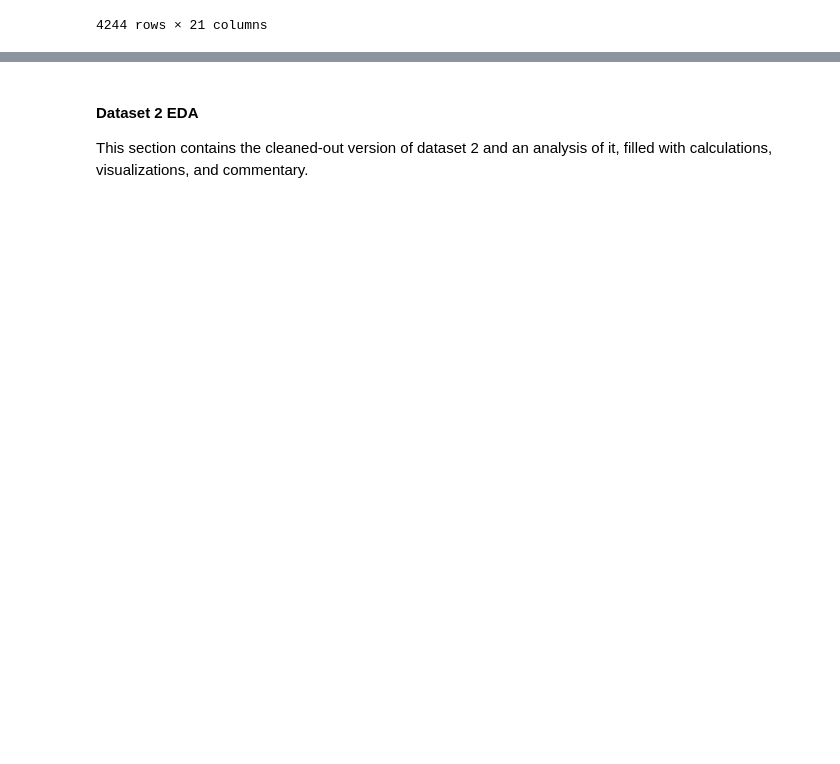
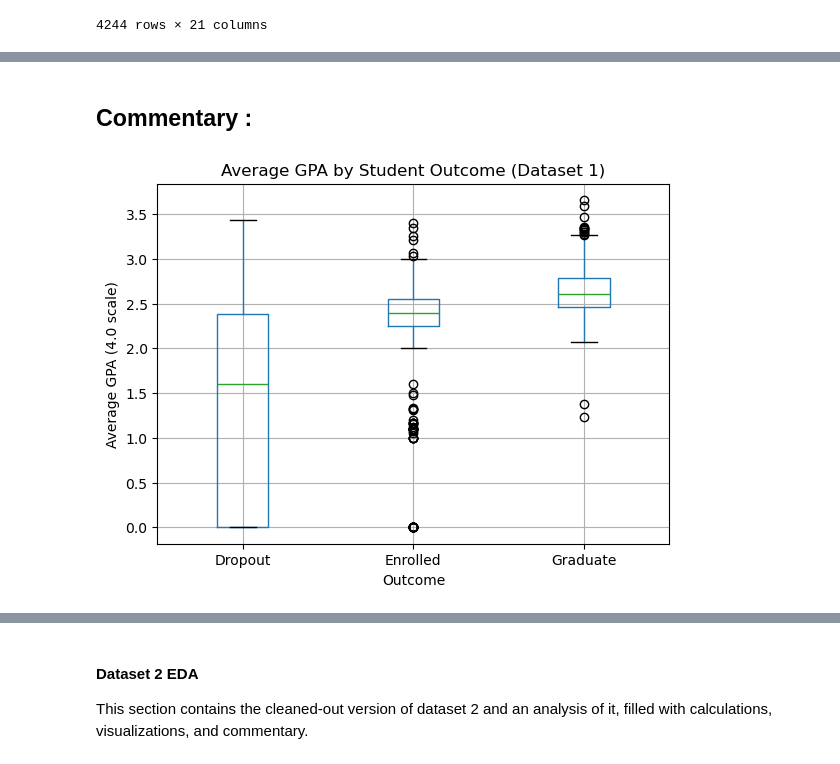
Before and after one commit to COGS108/Group127_WI26, a Jupyter notebook: 02-EDACheckpoint.ipynb, the cells around one changed output, grey strips where cells are left out. Saved outputs shown, nothing was run; the diff lists cells and outputs as text; code cells hidden in the pictures; blank space fills up the shorter version.

```diff
--- a/02-EDACheckpoint.ipynb
+++ b/02-EDACheckpoint.ipynb
@@ -769,0 +785,14 @@ data1_eda
+# %% [markdown]
+## Commentary :
+# %%
+# Average GPA by outcome
+data1_eda.boxplot(column='Avg_Gpa', by='Target')
+
+plt.title("Average GPA by Student Outcome (Dataset 1)")
+plt.suptitle("")
+plt.xlabel("Outcome")
+plt.ylabel("Average GPA (4.0 scale)")
+
+plt.show()
+# %% [output]
+[figure, added]
```
Also changed, not shown: parts of 15 cells of this notebook, 2 other files.
